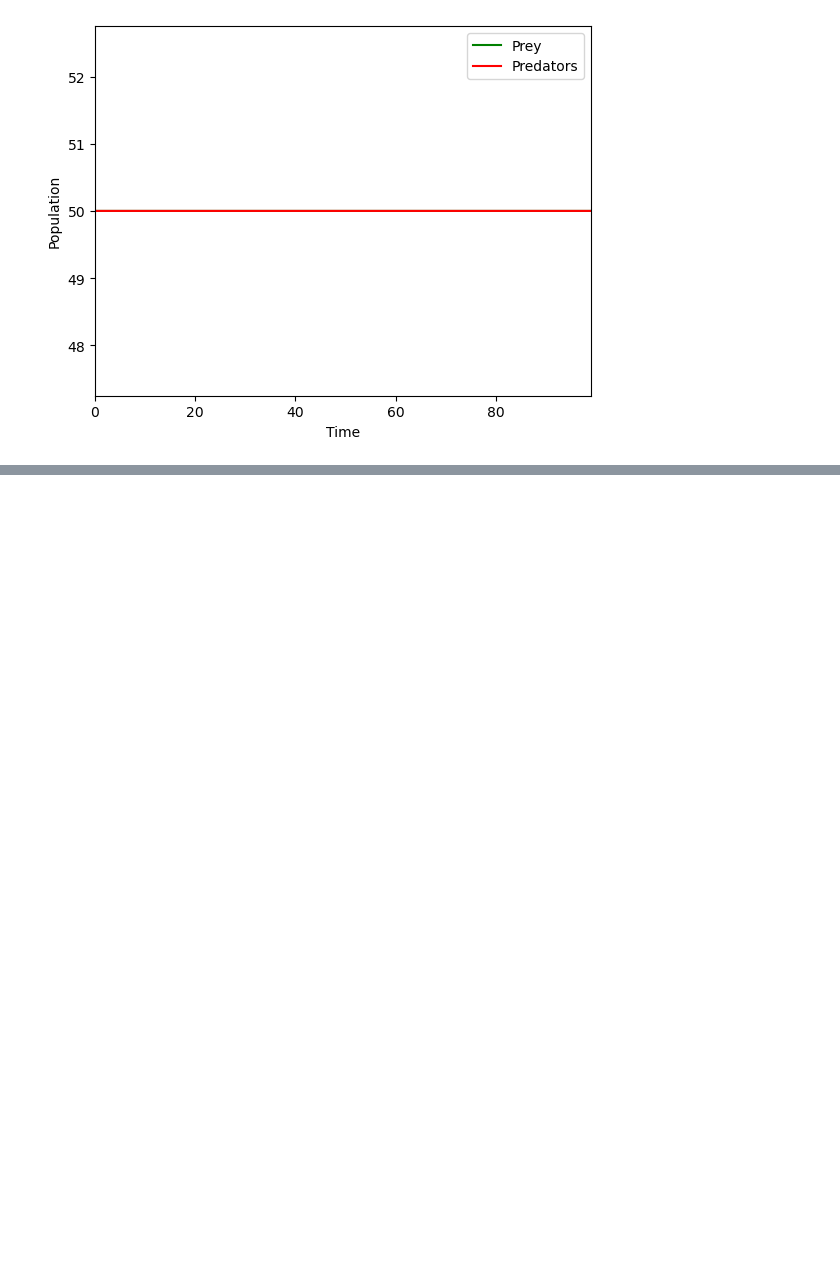
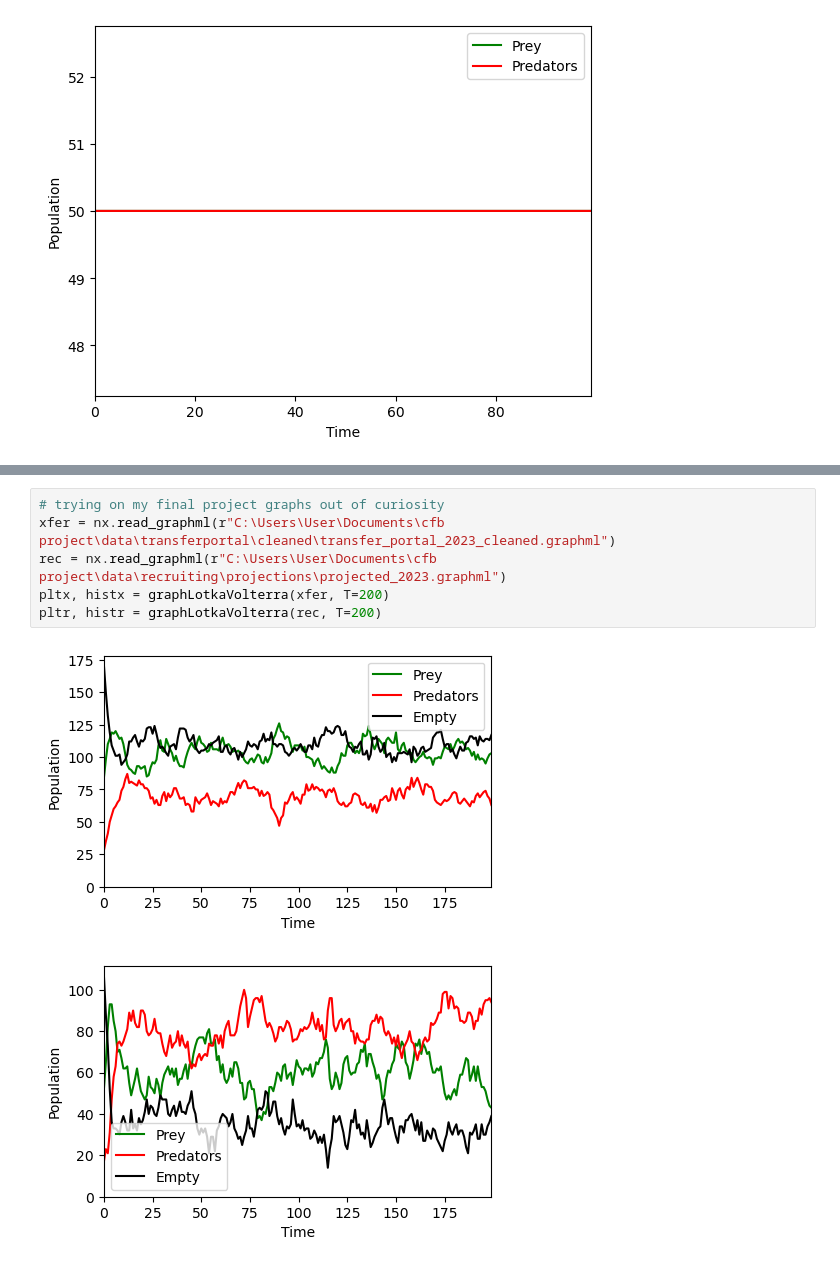
Before and after one commit to caleb-chandler/CNET5051-Assignments, a Jupyter notebook: assignment03.ipynb, the cells around one changed output, grey strips where cells are left out. Cells and saved outputs as stored; diff of their text form; blank space fills up the shorter version.

```diff
--- a/assignment03.ipynb
+++ b/assignment03.ipynb
@@ -188,0 +215,9 @@ plot4.savefig(r".\\pics\\watts_strogatz.png")
+# %%
+# trying on my final project graphs out of curiosity
+xfer = nx.read_graphml(r"C:\Users\User\Documents\cfb project\data\transferportal\cleaned\transfer_portal_2023_cleaned.graphml")
+rec = nx.read_graphml(r"C:\Users\User\Documents\cfb project\data\recruiting\projections\projected_2023.graphml")
+pltx, histx = graphLotkaVolterra(xfer, T=200)
+pltr, histr = graphLotkaVolterra(rec, T=200)
+# %% [output]
+[figure, added]
+[figure, added]
```
Also changed, not shown: parts of 8 cells of this notebook, 4 other files.
